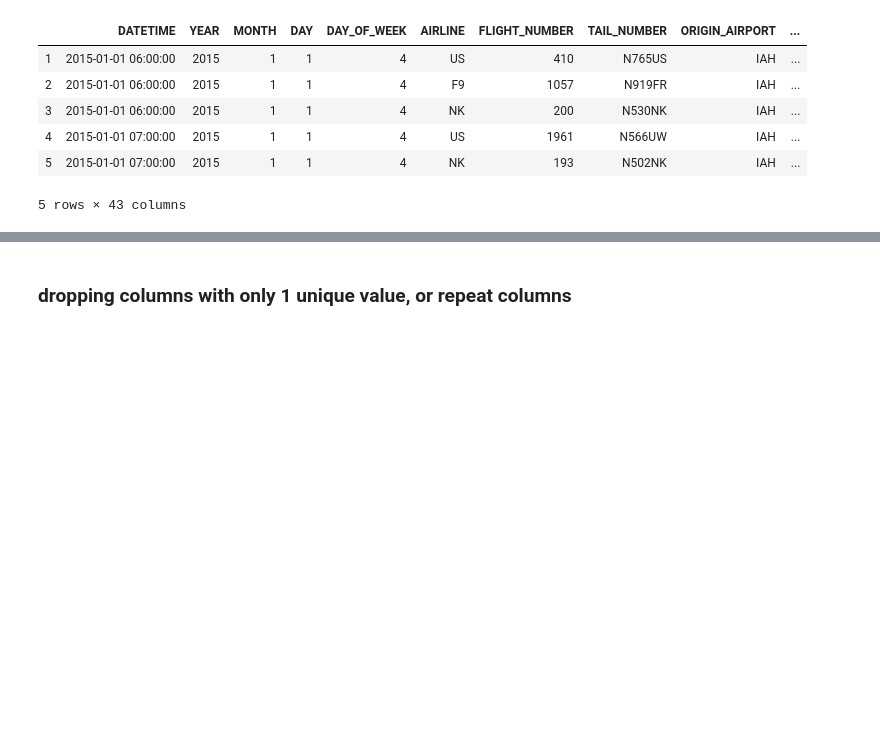
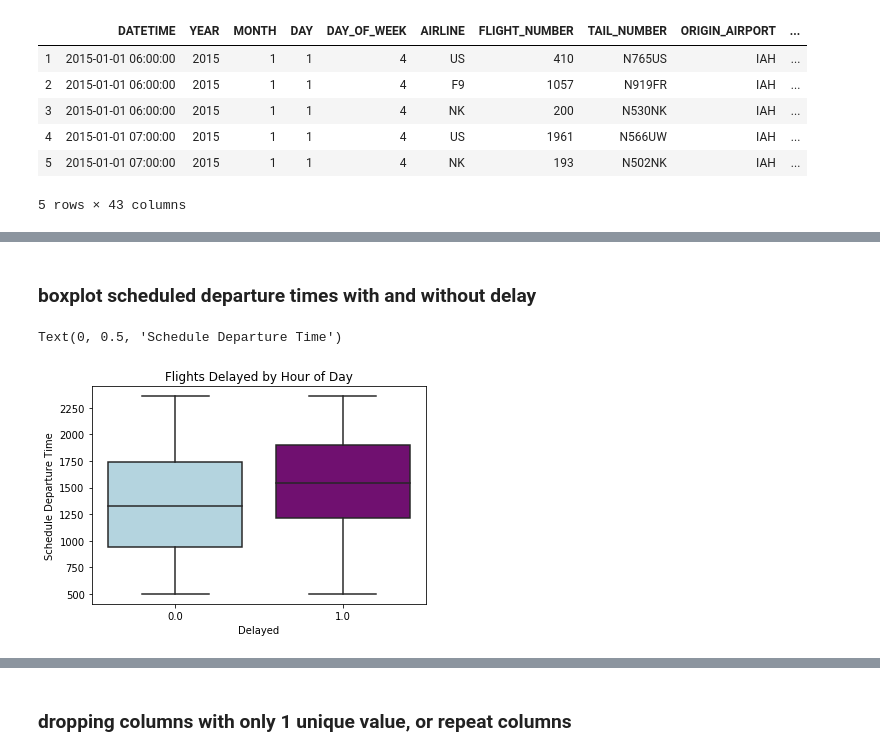
Before and after one commit to stacyshingleton/dsc-mod-3-project-v2-1-online-ds-sp-000, a Jupyter notebook: Module3V2.1FinalProject.ipynb, the cells around one changed output, grey strips where cells are left out. Drawn from its saved outputs; the diff is of its cells as text; code cells hidden in the pictures; blank space fills up the shorter version.

```diff
--- a/Module3V2.1FinalProject.ipynb
+++ b/Module3V2.1FinalProject.ipynb
@@ -222,0 +262,15 @@ dtype: int64
+# %% [markdown]
+### boxplot scheduled departure times with and without delay
+# %%
+departure_times = IAH_with_WEATHER[['DELAYED', 'SCHEDULED_DEPARTURE']]
+
+
+sns.boxplot(x = "DELAYED",
+            y="SCHEDULED_DEPARTURE",
+            palette=["lightblue", "purple"],
+            data=departure_times).set_title("Flights Delayed by Hour of Day")
+plt.xlabel('Delayed')
+plt.ylabel('Schedule Departure Time')
+# %% [output]
+Text(0, 0.5, 'Schedule Departure Time')
+[figure, added]
```
Also changed, not shown: parts of 26 cells of this notebook, 1 other file.
